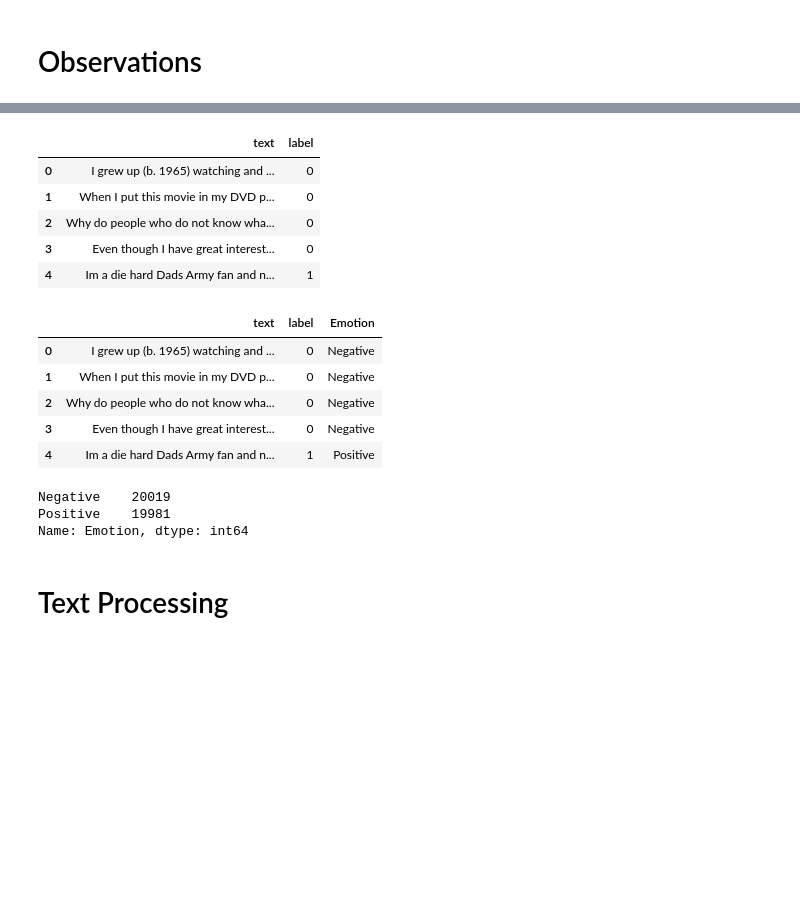
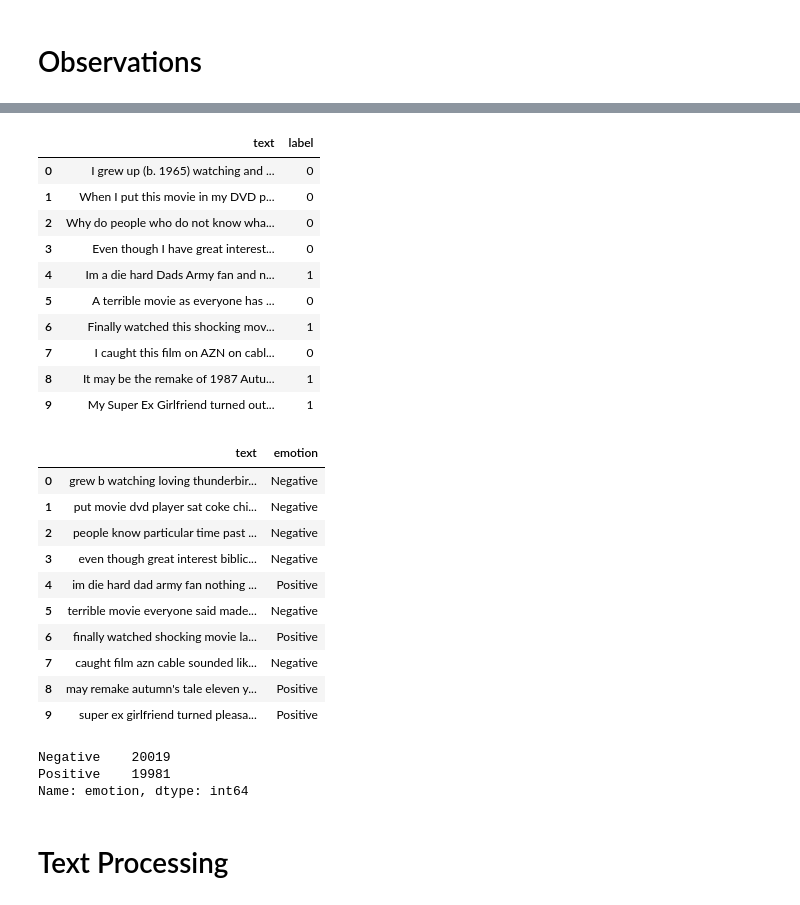
Before and after one commit to benjaminybai/rtsentiment, a Jupyter notebook: Sentiment_Analysis_Notebook.ipynb, the cells around one changed output, grey strips where cells are left out. Drawn from its saved outputs; the diff is of its cells as text; code cells hidden in the pictures; blank space fills up the shorter version.

```diff
--- a/Sentiment_Analysis_Notebook.ipynb
+++ b/Sentiment_Analysis_Notebook.ipynb
@@ -53,5 +55,5 @@ memory usage: 937.6+ KB
 # %%
-imdb_reviews_df.head()
+imdb_reviews_df.head(10)
 # %% [output]
 |  | text | label |
 | 0 | I grew up (b. 1965) watching and ... | 0 |
@@ -59,24 +61,37 @@ imdb_reviews_df.head()
 | 2 | Why do people who do not know wha... | 0 |
 | 3 | Even though I have great interest... | 0 |
 | 4 | Im a die hard Dads Army fan and n... | 1 |
+| 5 | A terrible movie as everyone has ... | 0 |
+| 6 | Finally watched this shocking mov... | 1 |
+| 7 | I caught this film on AZN on cabl... | 0 |
+| 8 | It may be the remake of 1987 Autu... | 1 |
+| 9 | My Super Ex Girlfriend turned out... | 1 |
 # %%
 # Add new Column with Descriptive Value of Label
 label_dict = {0:'Negative', 1:'Positive'}
-imdb_reviews_df['Emotion'] = imdb_reviews_df['label'].map(label_dict)
+imdb_reviews_df['emotion'] = imdb_reviews_df['label'].map(label_dict)
+# %%
+# Drop old label columns
+imdb_reviews_df.drop('label', axis=1, inplace=True)
 # %%
-imdb_reviews_df.head()
+imdb_reviews_df.head(10)
 # %% [output]
-|  | text | label | Emotion |
-| 0 | I grew up (b. 1965) watching and ... | 0 | Negative |
-| 1 | When I put this movie in my DVD p... | 0 | Negative |
-| 2 | Why do people who do not know wha... | 0 | Negative |
-| 3 | Even though I have great interest... | 0 | Negative |
-| 4 | Im a die hard Dads Army fan and n... | 1 | Positive |
+|  | text | emotion |
+| 0 | grew b watching loving thunderbir... | Negative |
+| 1 | put movie dvd player sat coke chi... | Negative |
+| 2 | people know particular time past ... | Negative |
+| 3 | even though great interest biblic... | Negative |
+| 4 | im die hard dad army fan nothing ... | Positive |
+| 5 | terrible movie everyone said made... | Negative |
+| 6 | finally watched shocking movie la... | Positive |
+| 7 | caught film azn cable sounded lik... | Negative |
+| 8 | may remake autumn's tale eleven y... | Positive |
+| 9 | super ex girlfriend turned pleasa... | Positive |
 # %%
-imdb_reviews_df['Emotion'].value_counts()
+imdb_reviews_df['emotion'].value_counts()
 # %% [output]
 Negative    20019
 Positive    19981
-Name: Emotion, dtype: int64
+Name: emotion, dtype: int64
 # %% [markdown]
 # Text Processing
```
Also changed, not shown: parts of 21 cells of this notebook, 2 other files.
